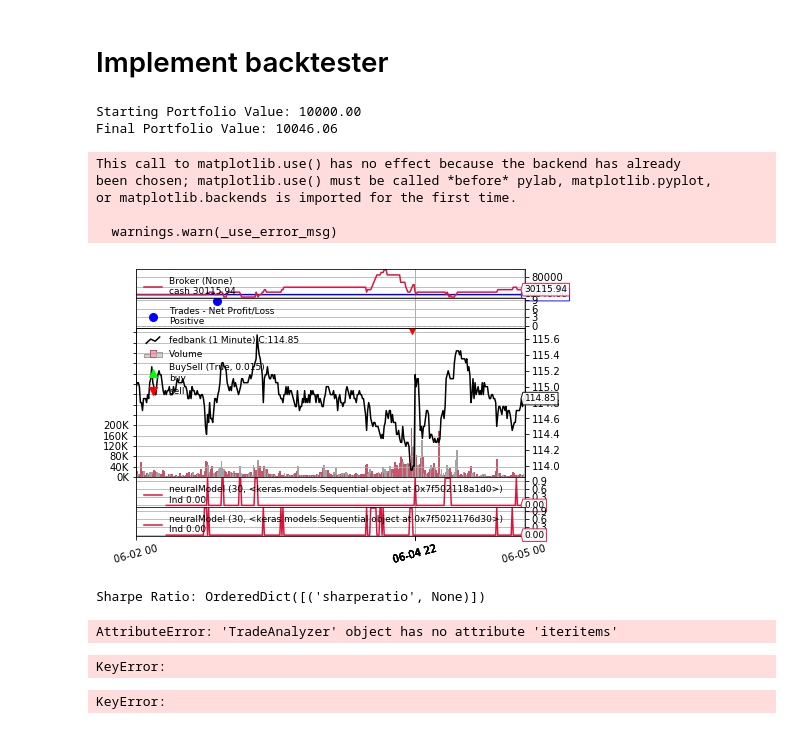
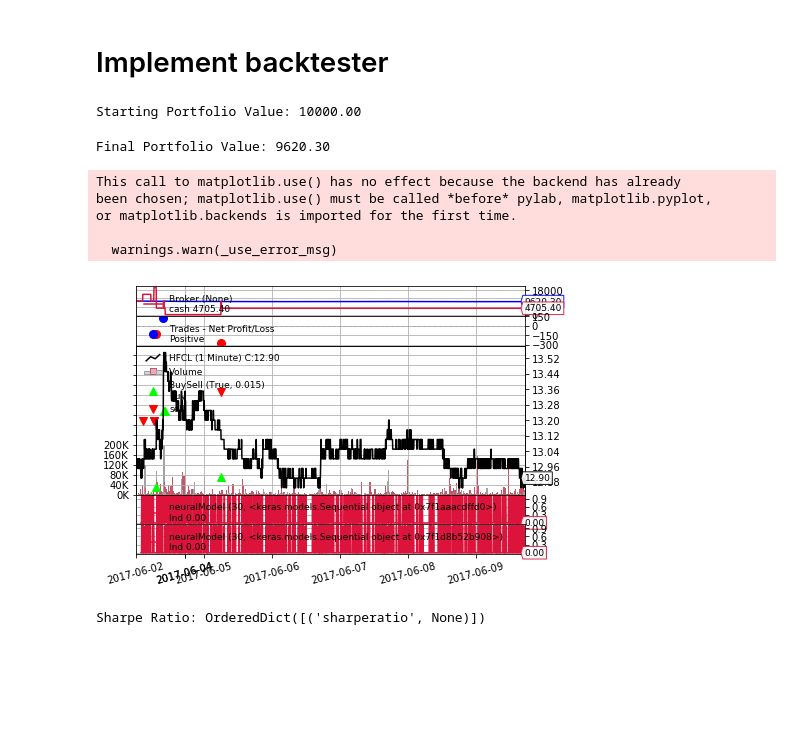
Before and after one commit to s2c/MetaAlgo, a Jupyter notebook: TradingSystemV3.ipynb, the cells around one changed output. Cells and saved outputs as stored; diff of their text form; code cells hidden in the pictures; blank space fills up the shorter version.

```diff
--- a/TradingSystemV3.ipynb
+++ b/TradingSystemV3.ipynb
@@ -344,5 +385,5 @@ sellModelConv.compile(loss=binary_crossentropy,
 # %%
-sellModelConv.fit(x=xTrain,
+sellModel.fit(x=[xTrain,xTrain],
              y=yTrain,
              class_weight=classWeight,
-             epochs = 2)
+             epochs = 1)
@@ -372,12 +423,12 @@ sellModelConv = load_model('sellModel.h5')
 # kite = KiteConnect(api_key="l3zela16irfa6rax")
 # data = kite.request_access_token("ldcuznh4fqg5k2w0hrtdubmga4xr43q6", secret="qefc9t3ovposnzvvy94k3sckna7vwuxs")
 # %%
-fed = bt.feeds.GenericCSVData(dataname='fedbank.csv',
+fed = bt.feeds.GenericCSVData(dataname='HFCL.csv',
                               dtformat="%Y-%m-%dT%H:%M:%S%z",
                               openinterest=-1,
                               headers=False,
                               fromdate= dt.datetime(2017,6,2),
-                              todate=dt.datetime(2017,6,5),
+                              todate=dt.datetime(2017,6,10),
                               timeframe=bt.TimeFrame.Minutes,
                               tzinput = pytz.timezone('Asia/Kolkata'))
 # %%
@@ -394,13 +445,13 @@ class neuralModel(bt.Indicator):
         data = np.array(data) # put it in a numpy array
         data = skp.scale(data)
         data = data.reshape(1, -1,1) # get it ready for the neural network
-        self.lines.Ind[0] = np.rint(self.p.neuralModel.predict(data)) # predict and round to 0 for no action and 1 for buy
+        self.lines.Ind[0] = np.rint(self.p.neuralModel.predict([data,data])) # predict and round to 0 for no action and 1 for buy
 # %%
 class TestStrategy(bt.Strategy):
     params = (
         ('lagPeriod', lag),
-        ('buyNeural',buyModelConv),
-        ('SellNeural',sellModelConv)
+        ('buyNeural',buyModel),
+        ('SellNeural',sellModel)
     )
 
     def log(self, txt, dt=None):
@@ -431,53 +482,45 @@ class TestStrategy(bt.Strategy):
 
     def next(self):
 
-# #         self.log(self.pos.size)
-# #         self.log(self.portVal-self.cash)
-#         if self.pos.size > 30: #and (self.portVal) > 0:
-#             self.sell(size=self.pos.size)
-#             "happenned"
-#         elif self.pos.size < -30: #and (self.portVal-self.cash) > 0:
-#             self.buy(size=self.pos.size)
-#             "happenned"
-
         if self.neuralBuy[0] == 1 and self.neuralSell[0] == 0:
-            buyOrd = self.buy_bracket(limitprice=self.dataclose+0.4,
+            buyOrd = self.buy_bracket(limitprice=self.dataclose+0.5,
                                       price=self.dataclose,
-                                      stopprice=self.dataclose-0.2,
-                                      size=self.cash/self.dataclose)
+                                      stopprice=self.dataclose-0.4,
+                                      size=(0.5*self.cash)//self.dataclose)
             self.buyCount += 1
+#             print("happenned")
 
         elif self.neuralSell[0] == 1 and self.neuralBuy[0] == 0:
-            sellOrd = self.sell_bracket(limitprice=self.dataclose-0.3,
+            sellOrd = self.sell_bracket(limitprice=self.dataclose-0.2,
                           price=self.dataclose,
-                          stopprice=self.dataclose+0.4,
-                          size=self.cash/self.dataclose)
+                          stopprice=self.dataclose+0.2,
+                          size=(0.5*self.cash)//self.dataclose)
             self.buyCount += 1
-#     def stop(self):
-#         return
+# #             print("happenned")
+    def stop(self):
+        return
 # %%
 cerebro = bt.Cerebro()
 cerebro.broker.set_cash(10000)
-cerebro.broker.setcommission(commission=0.00)
+cerebro.broker.setcommission(commission=0.0001)
 cerebro.adddata(fed)
 cerebro.addanalyzer(bt.analyzers.SharpeRatio, _name='mysharpe')
 cerebro.addanalyzer(bt.analyzers.TradeAnalyzer,_name='TradeAnalyzer')
 cerebro.addstrategy(TestStrategy)
 
 print('Starting Portfolio Value: %.2f' % cerebro.broker.getvalue())
 thestrats = cerebro.run()
 thestrat = thestrats[0]
 print('Final Portfolio Value: %.2f' % cerebro.broker.getvalue())
 cerebro.plot()
 print('Sharpe Ratio:', thestrat.analyzers.mysharpe.get_analysis())
-# print('Sharpe Ratio:', thestrat.analyzers.Transactions.get_analysis())
 # %% [output]
 Starting Portfolio Value: 10000.00
-Final Portfolio Value: 10046.06
-This call to matplotlib.use() has no effect because the backend has already
-been chosen; matplotlib.use() must be called *before* pylab, matplotlib.pyplot,
-or matplotlib.backends is imported for the first time.
-
-  warnings.warn(_use_error_msg)
+Final Portfolio Value: 9620.30
+This call to matplotlib.use() has no effect because the backend has already
+been chosen; matplotlib.use() must be called *before* pylab, matplotlib.pyplot,
+or matplotlib.backends is imported for the first time.
+
+  warnings.warn(_use_error_msg)
-[figure, old version]
+[figure, new version]
-Sharpe Ratio: OrderedDict([('sharperatio', None)])
+Sharpe Ratio: OrderedDict([('sharperatio', None)])
@@ -499,18 +526,0 @@ tradeAnalyzer = thestrat.analyzers.getbyname('TradeAnalyzer')
-# %%
-pretty(tradeAnalyzer.)
-# %% [output]
-AttributeError: 'TradeAnalyzer' object has no attribute 'iteritems'
-# %%
-pretty()
-# %% [output]
-KeyError:
-# %%
-import csv
-
-
-with open('spreadsheet.csv', 'w') as outfile:
-    fp = csv.DictWriter(outfile, tradeAnalyzer.get_analysis()[0].keys())
-    fp.writeheader()
-    fp.writerows(list_of_dicts)
-# %% [output]
-KeyError:
```
Also changed, not shown: parts of 22 cells of this notebook, 2 other files.
